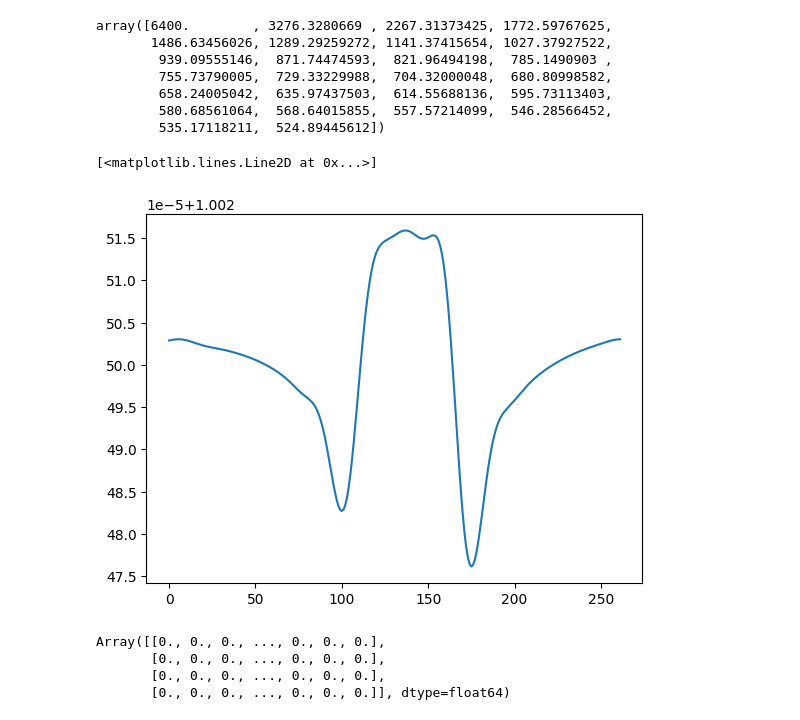
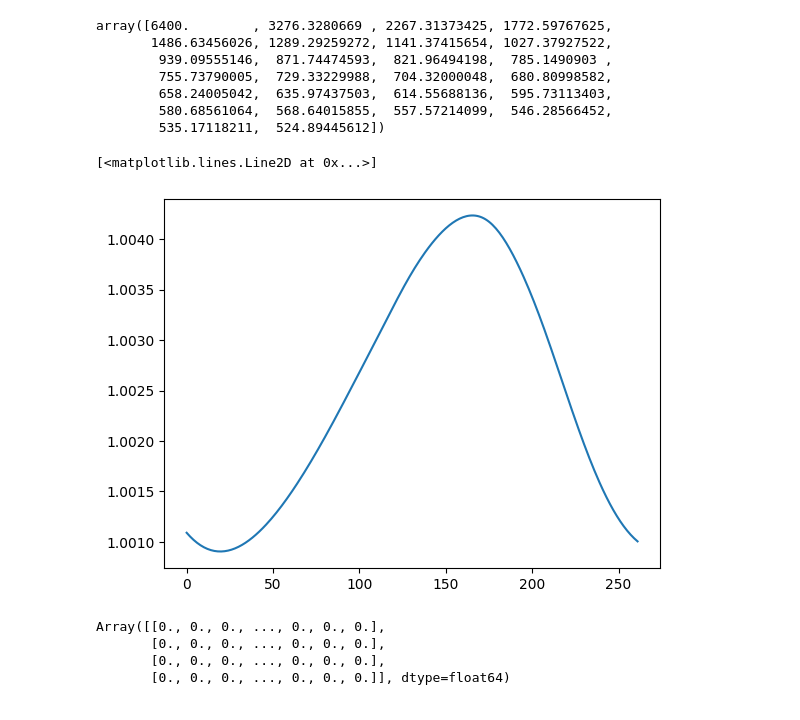
Before and after one commit to Jimbo-Coder/PyFluid, a Jupyter notebook: main_mhd_jax.ipynb, the cells around one changed output. Drawn from its saved outputs; the diff is of its cells as text; code cells hidden in the pictures.

```diff
--- a/main_mhd_jax.ipynb
+++ b/main_mhd_jax.ipynb
@@ -2044,11 +2078,11 @@ array([6400.        , 3276.3280669 , 2267.31373425, 1772.59767625,
         535.17118211,  524.89445612])
 # %%
 #it=0
-it+=100
-plt.plot(state.Pvecs[it,0,:])
+#it+=100
+plt.plot(state.Uvec[0,:])
 # %% [output]
 [<matplotlib.lines.Line2D at 0x...>]
-[figure, old version]
+[figure, new version]
 # %%
 state.cs2vec
 # %% [output]
```
Also changed, not shown: parts of 2 cells of this notebook.
